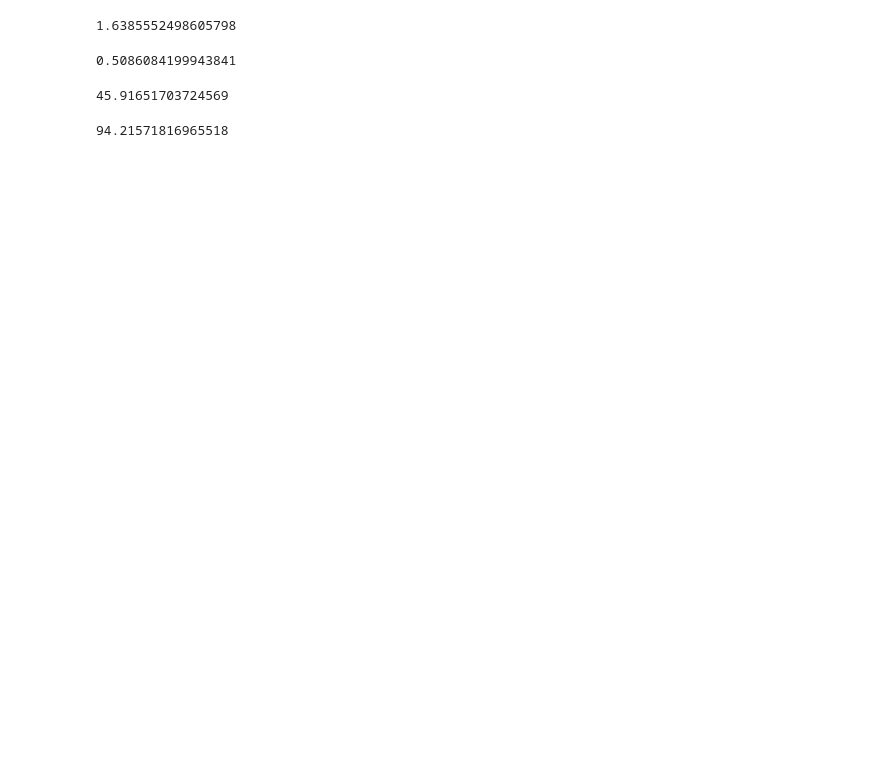
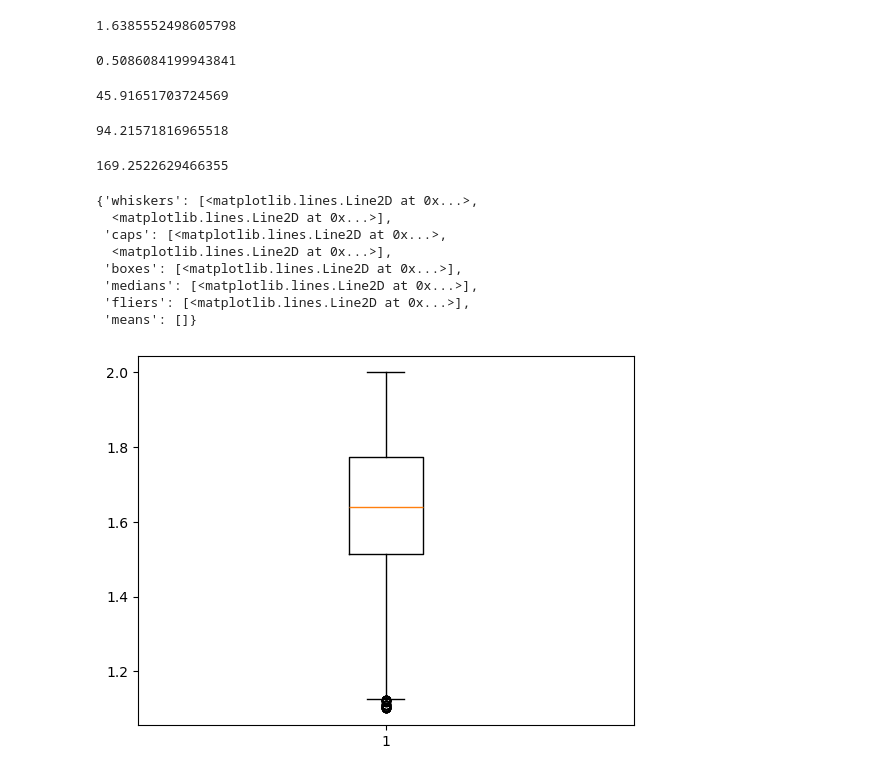
Before and after one commit to ClemenceCVR/Projet-Monte-Carlo, a Jupyter notebook: MCMC.ipynb, the cells around one changed output. Cells and saved outputs as stored; diff of their text form; code cells hidden in the pictures; blank space fills up the shorter version.

Commit message:
New and graphics

```diff
--- a/MCMC.ipynb
+++ b/MCMC.ipynb
@@ -153,4 +161,22 @@ print(delta_hat)
 # Root Mean squared error
 
 y = levy_stable.rvs(alpha, beta, loc=gamma, scale=delta, size=1000)
-MSE_alpha = (alpha-alpha_hat
+theta_hat = [alpha_hat, beta_hat, gamma_hat, delta_hat]
+y_hat = univ_alpha_stable_sampler(theta_hat, size=1000, seed=42)
+MSE = np.sum(((y-y_hat)**2)/1000)
+RMSE = np.sqrt(MSE)
+print(RMSE)
+# %% [output]
+169.2522629466355
+# %%
+plt.boxplot(alphas)
+# %% [output]
+{'whiskers': [<matplotlib.lines.Line2D at 0x...>,
+  <matplotlib.lines.Line2D at 0x...>],
+ 'caps': [<matplotlib.lines.Line2D at 0x...>,
+  <matplotlib.lines.Line2D at 0x...>],
+ 'boxes': [<matplotlib.lines.Line2D at 0x...>],
+ 'medians': [<matplotlib.lines.Line2D at 0x...>],
+ 'fliers': [<matplotlib.lines.Line2D at 0x...>],
+ 'means': []}
+[figure, added]
```
Also changed, not shown: parts of 7 cells of this notebook.
